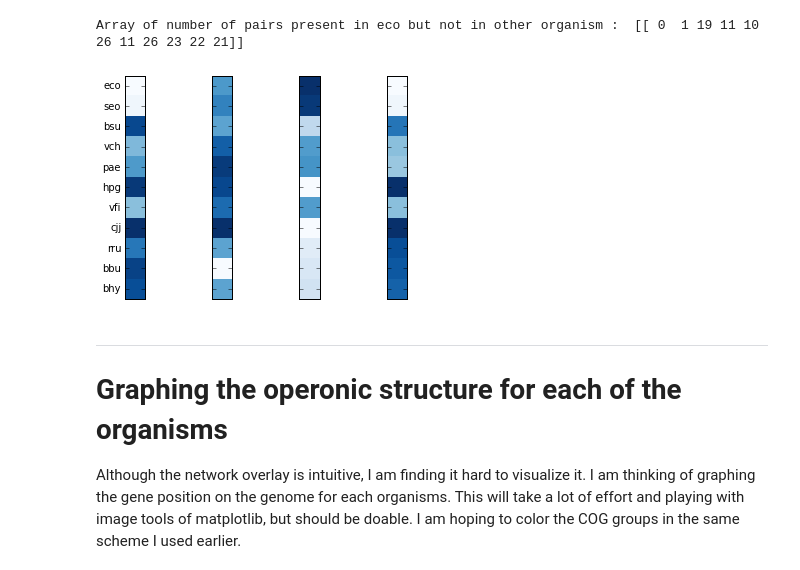
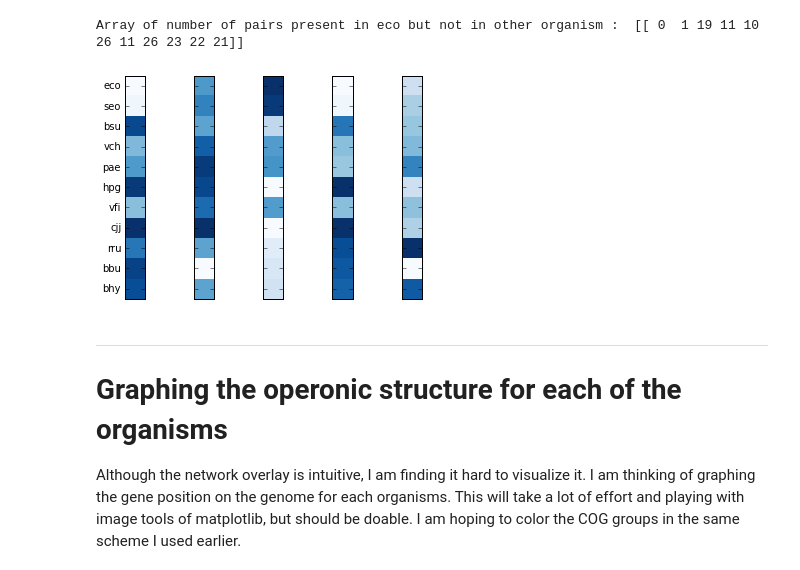
Before and after one commit to jagannath/operons, a Jupyter notebook: redesigningEcoFlagella.ipynb, the cells around one changed output. Cells and saved outputs as stored; diff of their text form; code cells hidden in the pictures.

Commit message:
Bugs fixed; All organism's flagellar operon layout image generated

```diff
--- a/redesigningEcoFlagella.ipynb
+++ b/redesigningEcoFlagella.ipynb
@@ -143,19 +143,20 @@ Array of number of pairs present in eco but not in other organism :  [[ 0  1 19
 # %%
 # Combining the different arrays into one. Probably have to combine different axes
 
-fig,(ax1,ax2,ax3,ax4) = plt.subplots(nrows=1,ncols=4,sharey=True)
+fig,(ax1,ax2,ax3,ax4,ax5) = plt.subplots(nrows=1,ncols=5,sharey=True)
 ax1 = arrayFigure(dist_array,ax1)
 ax2 = arrayFigure(nbrGenes_array,ax2)
 ax3 = arrayFigure(intersectPairs_array,ax3)
 ax4 = arrayFigure(ecoPresent_array,ax4)
+ax5 = arrayFigure(clusterSize_array,ax5) #It calls a variable later in the notebook
 
 # Saving figure
 imgDir = '/home/jaggu/research/projectFiles/operons/tmpFigures'
 fname = 'eco_compareFeatures.heatmap.svg'
 f = os.path.join(imgDir,fname)
 plt.savefig(f,dpi=300)
 # %% [output]
-[figure, old version]
+[figure, new version]
 # %% [markdown]
 ***
 # Graphing the operonic structure for each of the organisms
```
Also changed, not shown: parts of 6 cells of this notebook.
